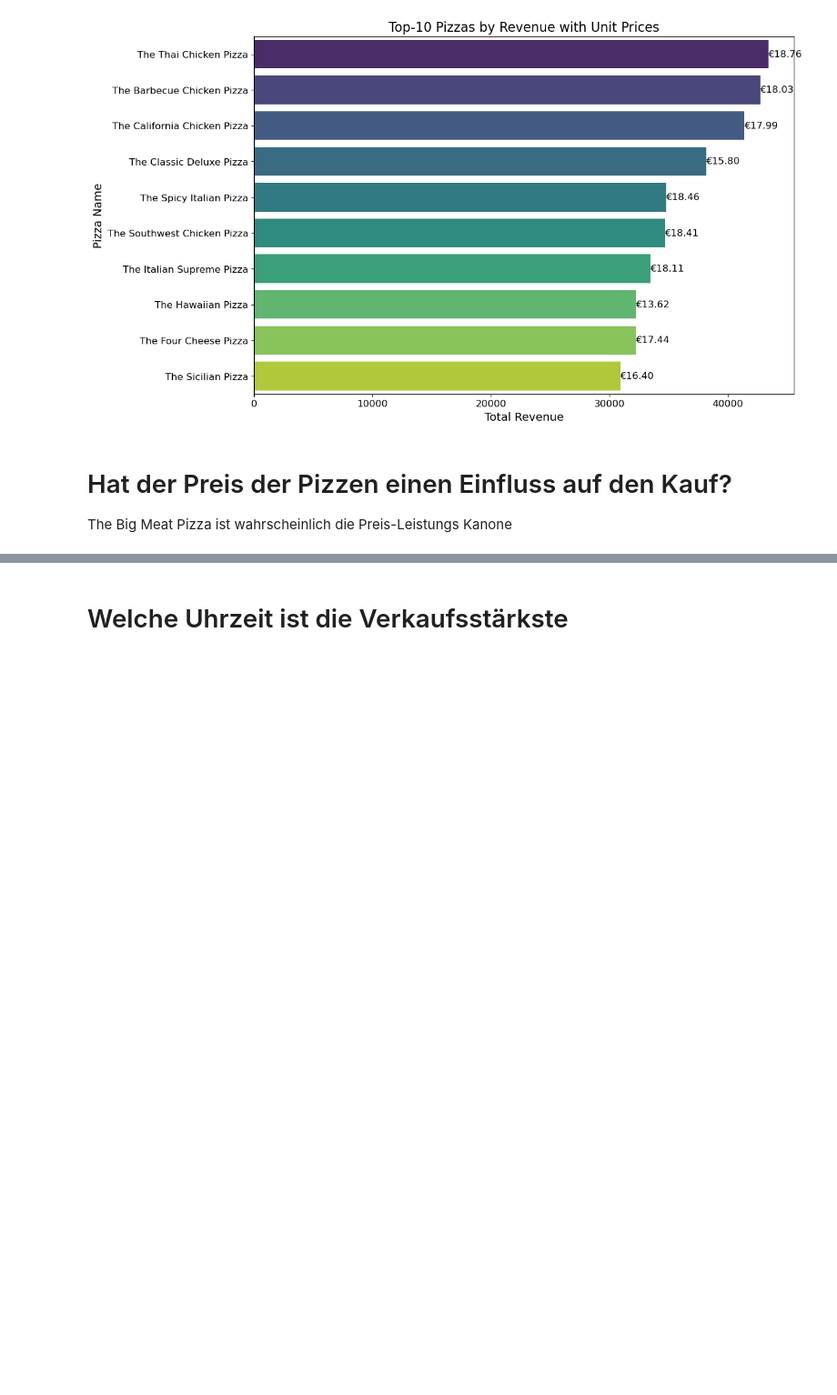
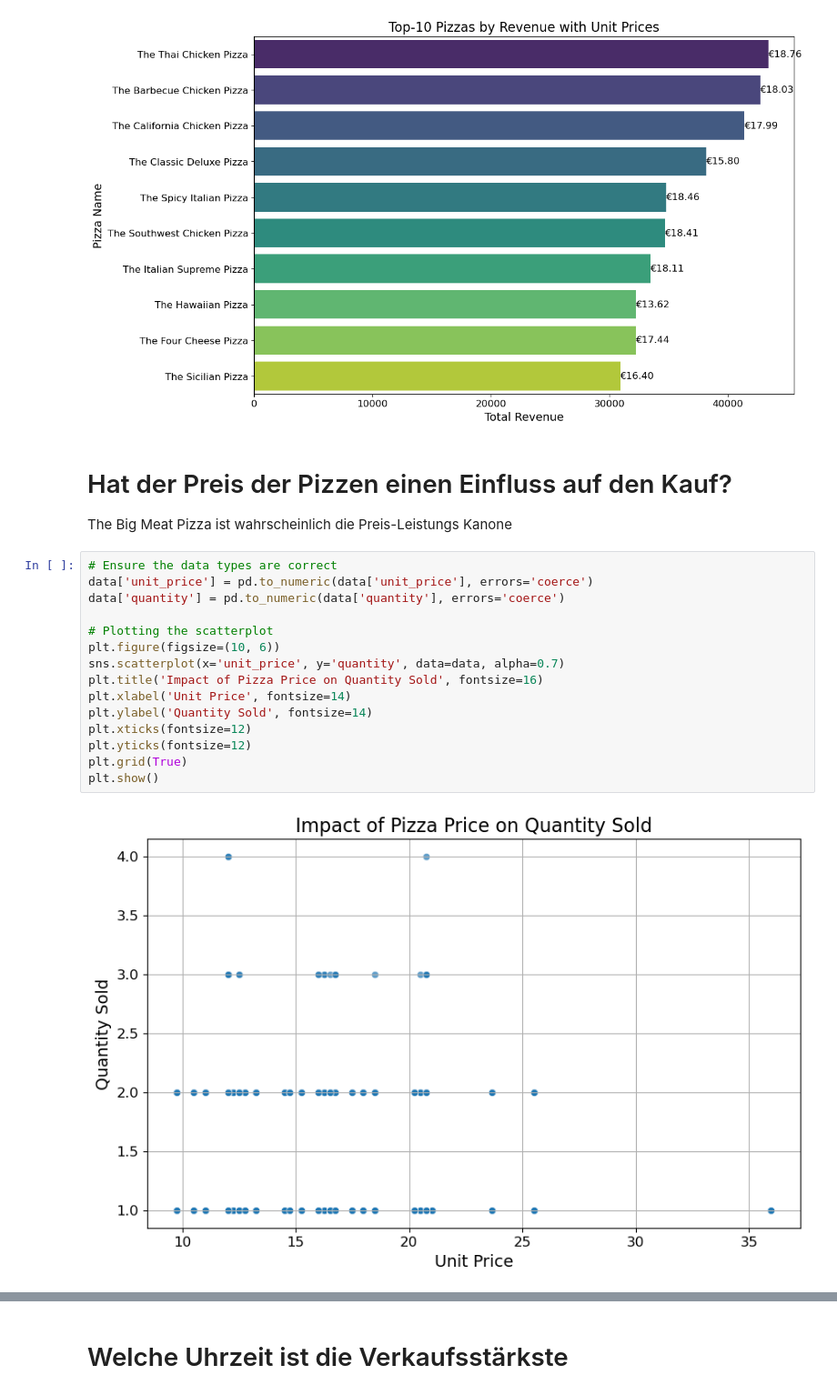
Before and after one commit to dasrinkana/pizza_sales, a Jupyter notebook: pizza.ipynb, the cells around one changed output, grey strips where cells are left out. Shown at 91% size. Saved outputs shown, nothing was run; the diff lists cells and outputs as text; blank space fills up the shorter version.

```diff
--- a/pizza.ipynb
+++ b/pizza.ipynb
@@ -192,6 +254,23 @@ Name: total_price, dtype: float64
 # %% [markdown]
 # Hat der Preis der Pizzen einen Einfluss auf den Kauf?
 The Big Meat Pizza ist wahrscheinlich die Preis-Leistungs Kanone
+# %%
+# Ensure the data types are correct
+data['unit_price'] = pd.to_numeric(data['unit_price'], errors='coerce')
+data['quantity'] = pd.to_numeric(data['quantity'], errors='coerce')
+
+# Plotting the scatterplot
+plt.figure(figsize=(10, 6))
+sns.scatterplot(x='unit_price', y='quantity', data=data, alpha=0.7)
+plt.title('Impact of Pizza Price on Quantity Sold', fontsize=16)
+plt.xlabel('Unit Price', fontsize=14)
+plt.ylabel('Quantity Sold', fontsize=14)
+plt.xticks(fontsize=12)
+plt.yticks(fontsize=12)
+plt.grid(True)
+plt.show()
+# %% [output]
+[figure, added]
 # %%
 unit_price = data.groupby(['pizza_name', 'unit_price'])['quantity'].sum().reset_index()
 top_10_unit_price = unit_price.sort_values(by='quantity', ascending=False).head(10)
```
Also changed, not shown: parts of 3 cells of this notebook.
